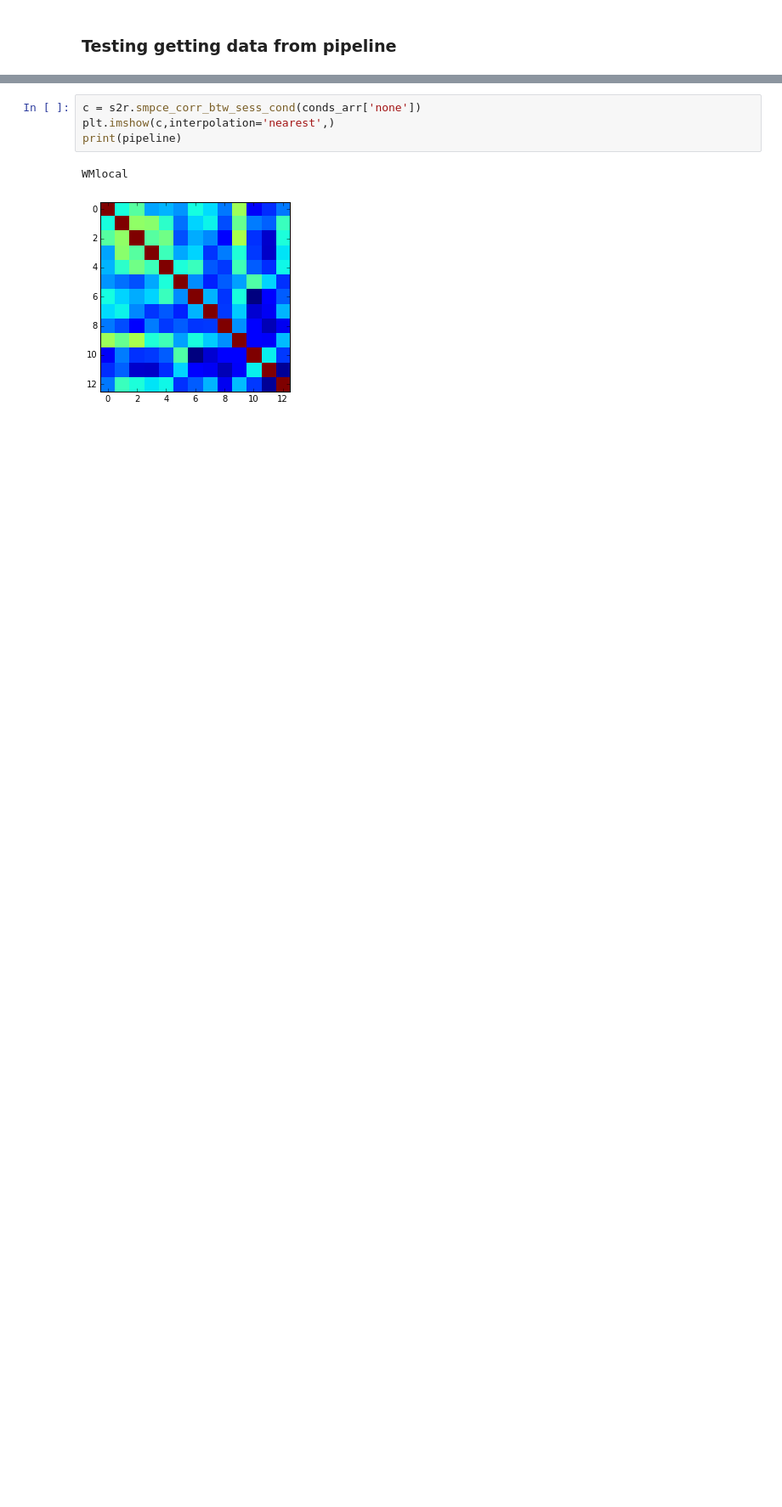
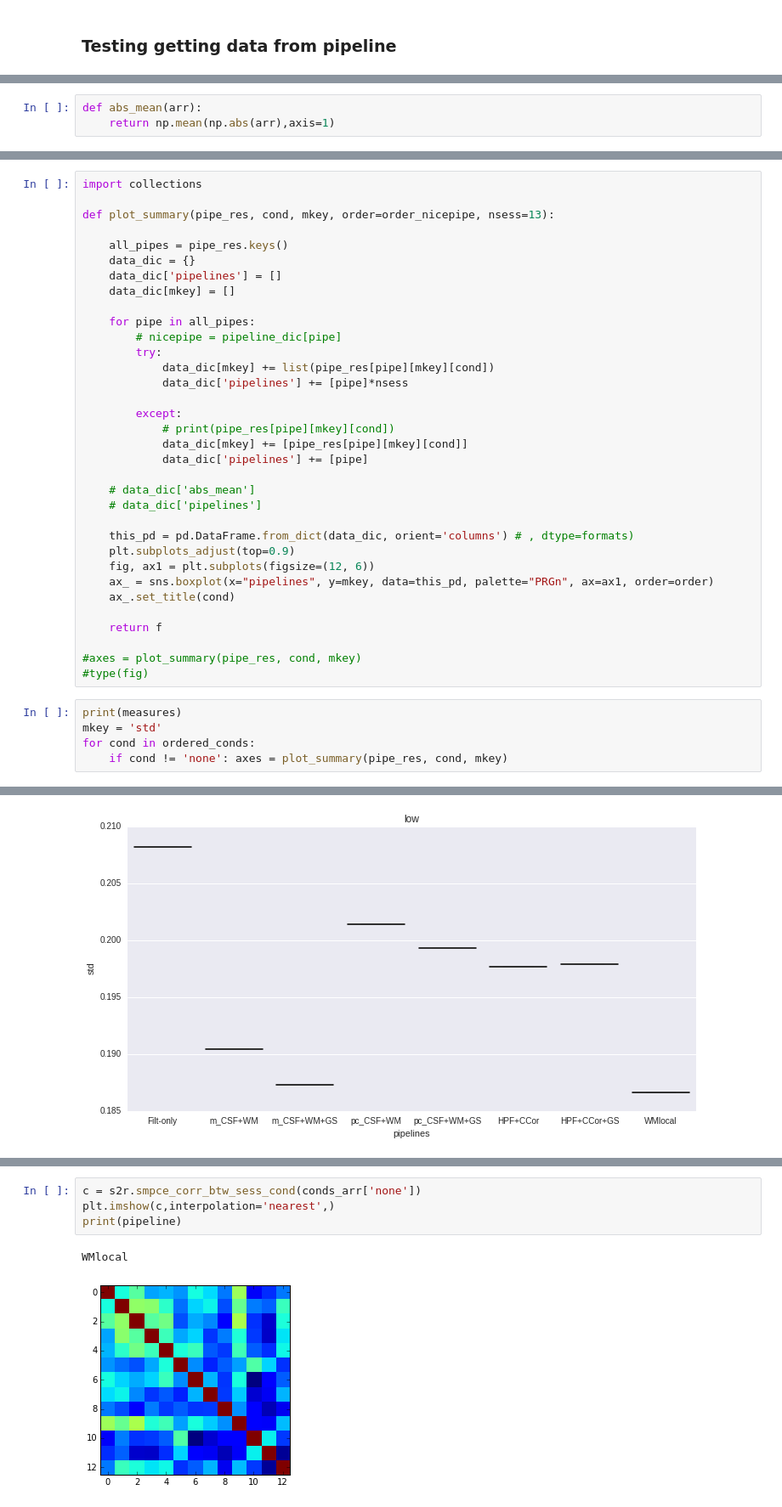
Before and after one commit to simpace/processing-scripts, a Jupyter notebook: simpace/signals2results.ipynb, the cells around one changed output, grey strips where cells are left out. Shown at 85% size. Cells and saved outputs as stored; diff of their text form; blank space fills up the shorter version.

Commit message:
implement measures and plots

```diff
--- a/simpace/signals2results.ipynb
+++ b/simpace/signals2results.ipynb
@@ -187,0 +64,3 @@ NR_2
+# %%
+def abs_mean(arr):
+    return np.mean(np.abs(arr),axis=1)
@@ -187,0 +128,40 @@ NR_2
+# %%
+import collections
+
+def plot_summary(pipe_res, cond, mkey, order=order_nicepipe, nsess=13):
+
+    all_pipes = pipe_res.keys()
+    data_dic = {}
+    data_dic['pipelines'] = []
+    data_dic[mkey] = []
+
+    for pipe in all_pipes:
+        # nicepipe = pipeline_dic[pipe]
+        try:
+            data_dic[mkey] += list(pipe_res[pipe][mkey][cond])
+            data_dic['pipelines'] += [pipe]*nsess
+
+        except:
+            # print(pipe_res[pipe][mkey][cond])
+            data_dic[mkey] += [pipe_res[pipe][mkey][cond]]
+            data_dic['pipelines'] += [pipe]
+
+    # data_dic['abs_mean']
+    # data_dic['pipelines']
+
+    this_pd = pd.DataFrame.from_dict(data_dic, orient='columns') # , dtype=formats)
+    plt.subplots_adjust(top=0.9)
+    fig, ax1 = plt.subplots(figsize=(12, 6))
+    ax_ = sns.boxplot(x="pipelines", y=mkey, data=this_pd, palette="PRGn", ax=ax1, order=order)
+    ax_.set_title(cond)
+
+    return f
+
+#axes = plot_summary(pipe_res, cond, mkey)
+#type(fig)
+# %%
+print(measures)
+mkey = 'std'
+for cond in ordered_conds:
+    if cond != 'none': axes = plot_summary(pipe_res, cond, mkey)
+# %% [output]
@@ -187,0 +170 @@ NR_2
+[figure, added]
```
Also changed, not shown: parts of 13 cells of this notebook, 1 other file.
